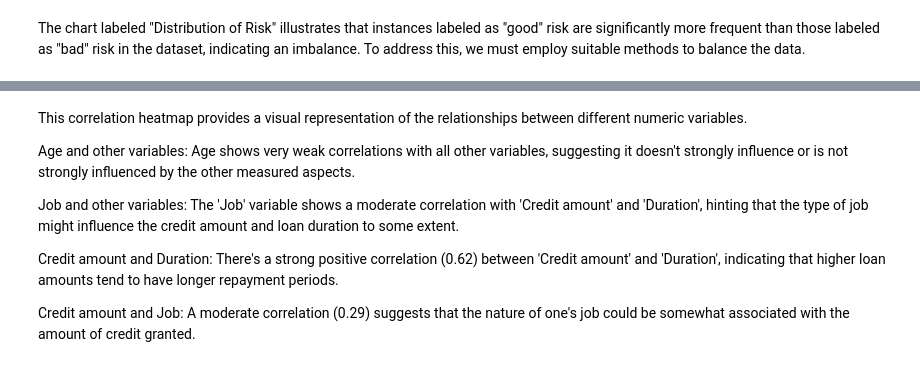
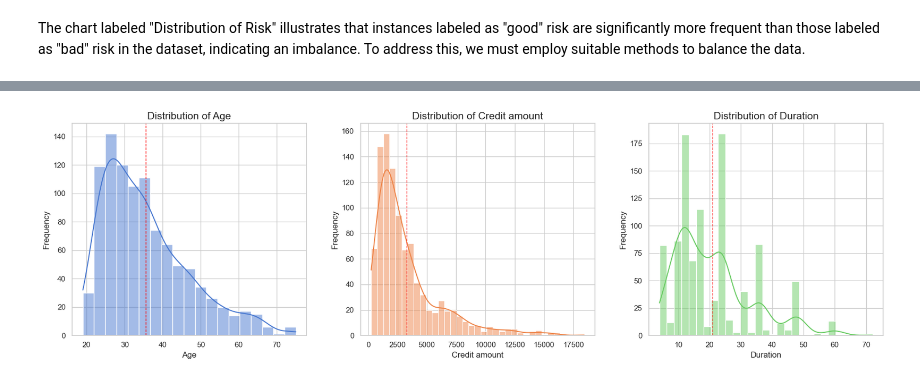
Before and after one commit to hamedahmed100/RR_project_HHRPTeam, a Jupyter notebook: data_preprocessing.ipynb, the cells around one changed output, grey strips where cells are left out. Saved outputs shown, nothing was run; the diff lists cells and outputs as text; code cells hidden in the pictures.

Commit message:
Updated code, added new files, and updated data_preprocessing notebook

```diff
--- a/data_preprocessing.ipynb
+++ b/data_preprocessing.ipynb
@@ -133,4 +119,0 @@ for col in binary_cols:
-# %%
-
-# One-hot encode nominal columns using pandas get_dummies
-data = pd.get_dummies(data, columns=nominal_cols, drop_first=True)
@@ -181,0 +120,14 @@ Duration: -0.214927
+# %%
+from sklearn.preprocessing import LabelEncoder
+
+# Initialize label encoders
+l_sex = LabelEncoder()
+l_risk = LabelEncoder()
+
+# Apply label encoding
+data['Sex'] = l_sex.fit_transform(data['Sex'])
+data['Risk'] = l_risk.fit_transform(data['Risk'])
+
+# Apply one-hot encoding
+data = pd.get_dummies(data, columns=['Housing', 'Saving accounts', 'Checking account', 'Purpose'])
+data.head()
@@ -283,10 +159,25 @@ plt.show()
-# %% [markdown]
-This correlation heatmap provides a visual representation of the relationships between different numeric variables.
-
-Age and other variables: Age shows very weak correlations with all other variables, suggesting it doesn't strongly influence or is not strongly influenced by the other measured aspects.
-
-Job and other variables: The 'Job' variable shows a moderate correlation with 'Credit amount' and 'Duration', hinting that the type of job might influence the credit amount and loan duration to some extent.
-
-Credit amount and Duration: There's a strong positive correlation (0.62) between 'Credit amount' and 'Duration', indicating that higher loan amounts tend to have longer repayment periods.
-
-Credit amount and Job: A moderate correlation (0.29) suggests that the nature of one's job could be somewhat associated with the amount of credit granted.
+# %%
+import matplotlib.pyplot as plt
+import seaborn as sns
+
+# Set the style for the plots
+sns.set(style="whitegrid", palette="pastel")
+
+# Summary statistics for numerical columns
+summary_stats = data.describe()
+
+# Plot distributions for numerical features
+numerical_features = ['Age', 'Credit amount', 'Duration']
+
+plt.figure(figsize=(18, 6))
+for i, feature in enumerate(numerical_features, 1):
+    plt.subplot(1, 3, i)
+    sns.histplot(data[feature], kde=True, color=sns.color_palette("muted")[i-1])
+    plt.axvline(data[feature].mean(), color='red', linestyle='dashed', linewidth=1)
+    plt.title(f'Distribution of {feature}', fontsize=15)
+    plt.xlabel(f'{feature}', fontsize=12)
+    plt.ylabel('Frequency', fontsize=12)
+plt.tight_layout(pad=3.0)
+plt.show()
+# %% [output]
+[figure, added]
```
Also changed, not shown: parts of 24 cells of this notebook.
